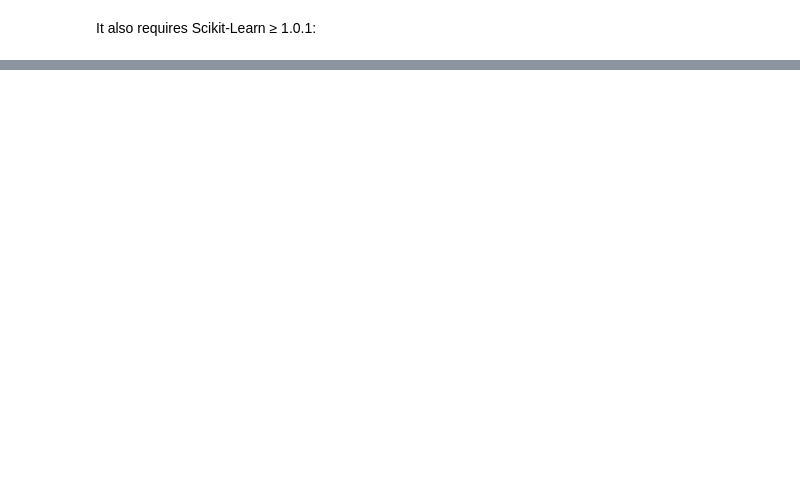
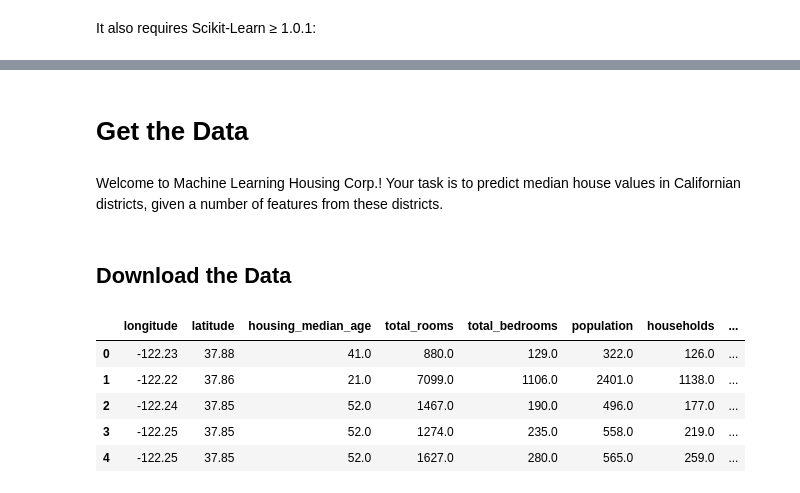
Before and after one commit to saiedalo/hands-on-ml-notebooks, a Jupyter notebook: hands-on-ml-2.ipynb, the cells around one changed output, grey strips where cells are left out. Cells and saved outputs as stored; diff of their text form; code cells hidden in the pictures; blank space fills up the shorter version.

Commit message:
Data downloaded and first view of Data

```diff
--- a/hands-on-ml-2.ipynb
+++ b/hands-on-ml-2.ipynb
@@ -22,0 +21,49 @@ ModuleNotFoundError: No module named 'sklearn'
+# %% [markdown]
+# Get the Data
+# %% [markdown]
+Welcome to Machine Learning Housing Corp.! Your task is to predict median house values in Californian districts, given a number of features from these districts.
+# %% [markdown]
+## Download the Data
+# %%
+from pathlib import Path
+import pandas as pd
+import tarfile
+import urllib.request
+
+# In Jupyter ist __file__ nicht gesetzt; daher: Root = aktuelles Verzeichnis
+# (bei Notebooks im Repo-Root ist das genau richtig)
+ROOT_DIR = Path.cwd()
+
+DATASETS_DIR = ROOT_DIR / "datasets"
+TARBALL_PATH = DATASETS_DIR / "housing.tgz"
+HOUSING_CSV = DATASETS_DIR / "housing" / "housing.csv"
+
+URL = "https://raw.githubusercontent.com/saiedalo/data/main/housing.tgz"
+
+def _safe_extract(tar: tarfile.TarFile, path: Path) -> None:
+    path = path.resolve()
+    for member in tar.getmembers():
+        member_path = (path / member.name).resolve()
+        if not str(member_path).startswith(str(path) + "/"):
+            raise RuntimeError(f"Unsafe path in tar archive: {member.name}")
+    tar.extractall(path=path)
+
+def load_housing_data() -> pd.DataFrame:
+    if not TARBALL_PATH.is_file():
+        DATASETS_DIR.mkdir(parents=True, exist_ok=True)
+        urllib.request.urlretrieve(URL, TARBALL_PATH)
+
+    with tarfile.open(TARBALL_PATH) as housing_tarball:
+        _safe_extract(housing_tarball, DATASETS_DIR)
+
+    return pd.read_csv(HOUSING_CSV)
+
+housing = load_housing_data()
+housing.head()
+# %% [output]
+|  | longitude | latitude | housing_median_age | total_rooms | total_bedrooms | population | households | ... |
+| 0 | -122.23 | 37.88 | 41.0 | 880.0 | 129.0 | 322.0 | 126.0 | ... |
+| 1 | -122.22 | 37.86 | 21.0 | 7099.0 | 1106.0 | 2401.0 | 1138.0 | ... |
+| 2 | -122.24 | 37.85 | 52.0 | 1467.0 | 190.0 | 496.0 | 177.0 | ... |
+| 3 | -122.25 | 37.85 | 52.0 | 1274.0 | 235.0 | 558.0 | 219.0 | ... |
+| 4 | -122.25 | 37.85 | 52.0 | 1627.0 | 280.0 | 565.0 | 259.0 | ... |
```
Also changed, not shown: parts of 8 cells of this notebook.
